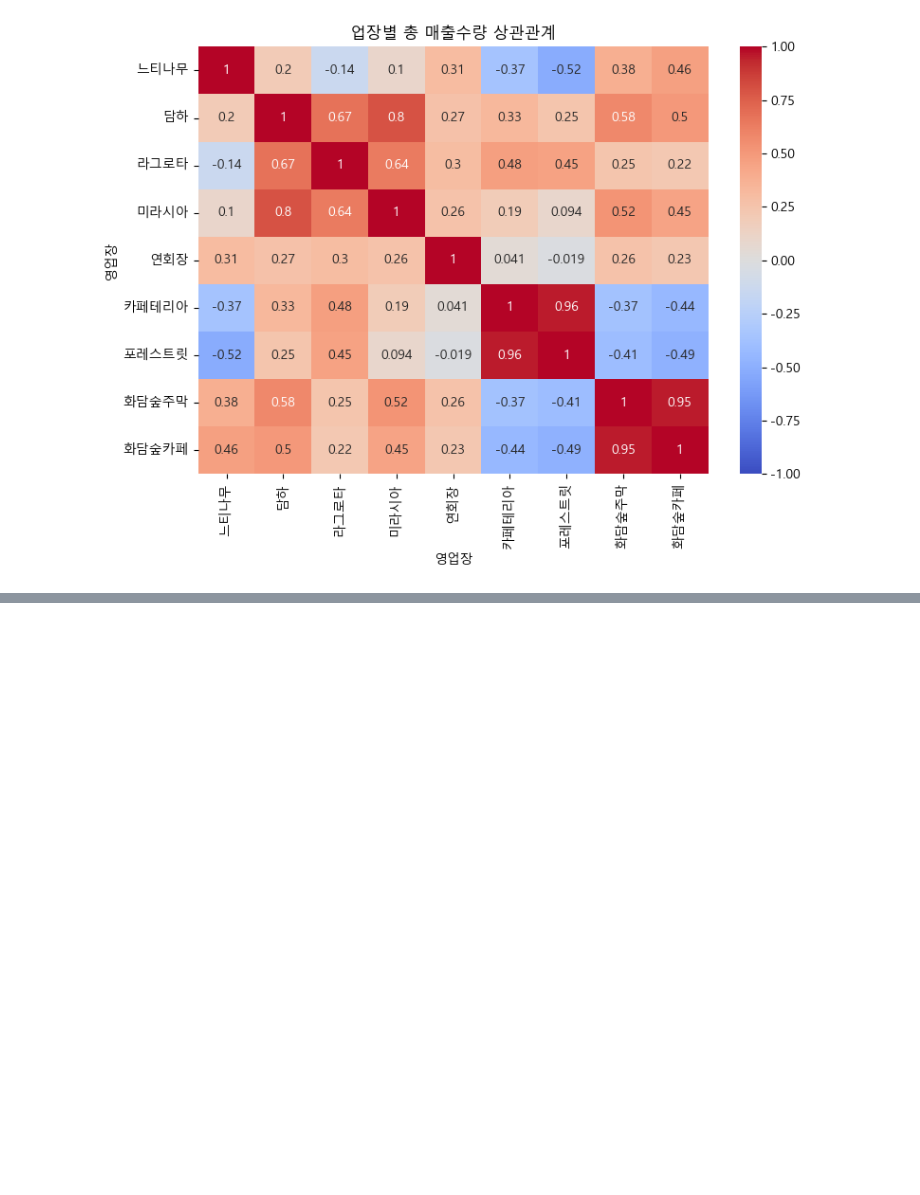
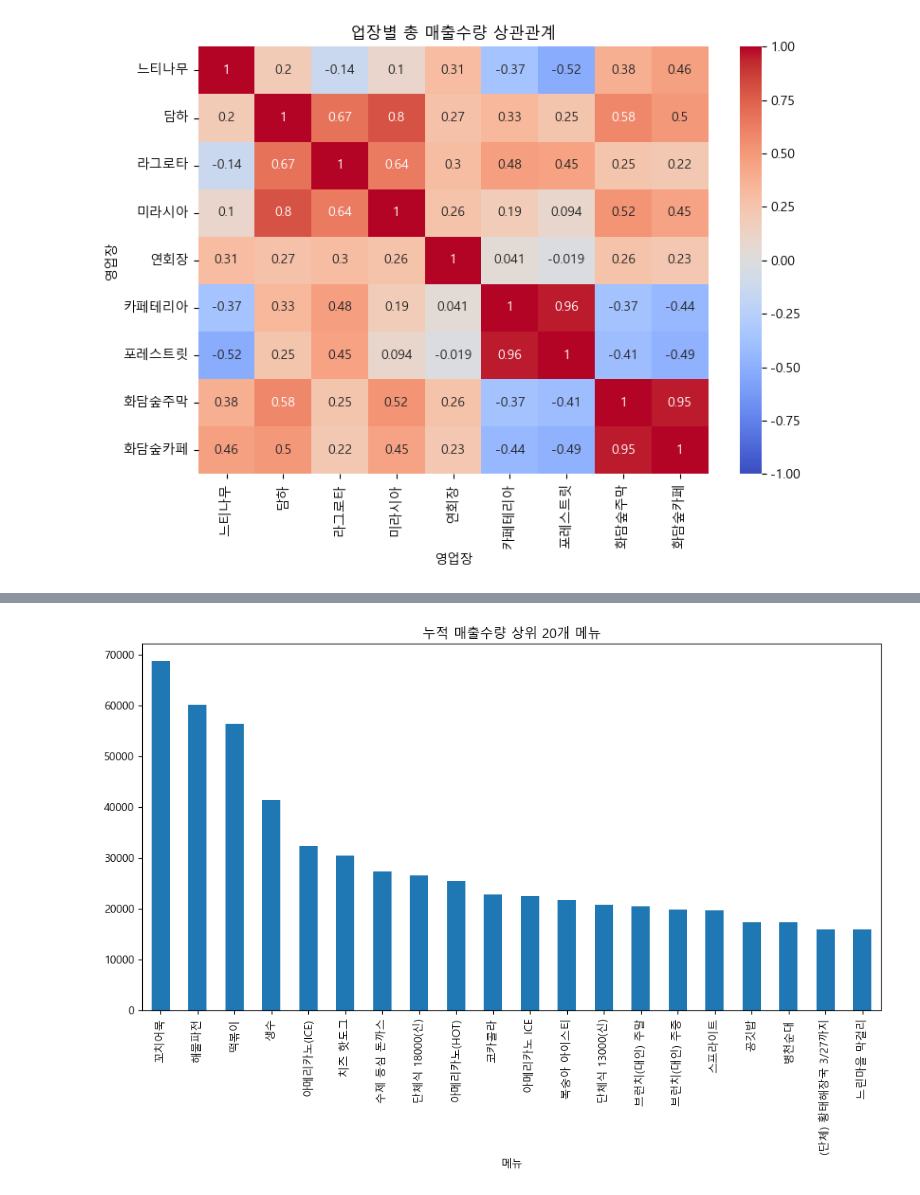
Before and after one commit to jungujeong/LG_AImers, a Jupyter notebook: EDA.ipynb, the cells around one changed output, grey strips where cells are left out. Cells and saved outputs as stored; diff of their text form; code cells hidden in the pictures; blank space fills up the shorter version.

```diff
--- a/EDA.ipynb
+++ b/EDA.ipynb
@@ -175,0 +205,8 @@ plt.show()
+# %%
+menu_rank = train.groupby('메뉴')['매출수량'].sum().sort_values(ascending=False)
+plt.figure(figsize=(12, 6))
+menu_rank.head(20).plot(kind='bar')
+plt.title('누적 매출수량 상위 20개 메뉴')
+plt.show()
+# %% [output]
+[figure, added]
```
Also changed, not shown: parts of 3 cells of this notebook, 8 other files.
